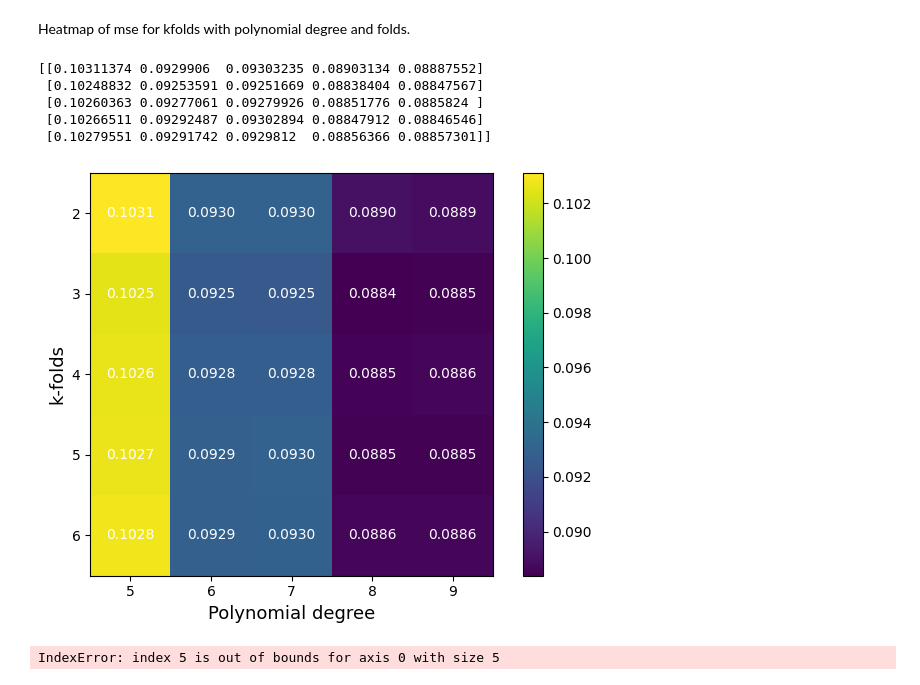
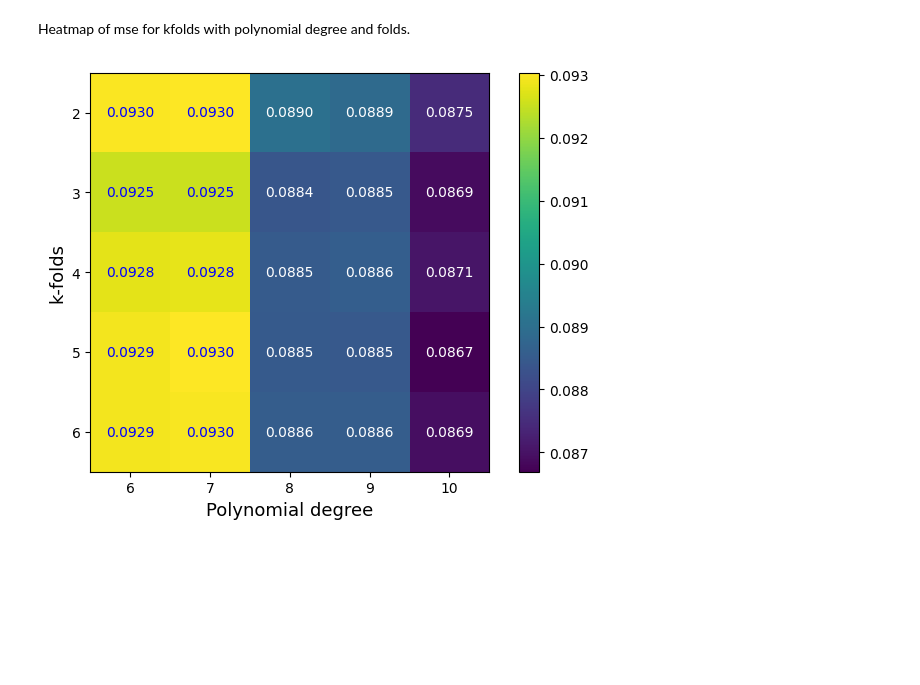
Before and after one commit to m-nader/FYS-STK4155-group14, a Jupyter notebook: project_1/Code/kfold.ipynb, the cells around one changed output. Cells and saved outputs as stored; diff of their text form; code cells hidden in the pictures; blank space fills up the shorter version.

```diff
--- a/project_1/Code/kfold.ipynb
+++ b/project_1/Code/kfold.ipynb
@@ -25,7 +25,7 @@ x = np.linspace(-1,1, n).reshape(-1,1)
 np.random.shuffle(x)
 y = runge(x) + 0.1*np.random.normal(0,1, x.shape)
 
-maxdegree = 10
+maxdegree = 20
 degrees = range(1,maxdegree+1)
 
 # initialising kfolds
@@ -92,8 +81,8 @@ Heatmap of mse for kfolds with polynomial degree and folds.
 mses = np.zeros((5,5))
 
 ks = range(2,7)
-maxdegree = 9
-degrees = range(5,maxdegree+1)
+maxdegree = 10
+degrees = range(6,maxdegree+1)
 
 # no of datapoints
 n = 1000
@@ -131,35 +120,36 @@ for i in ks:
                 X_test = poly.fit_transform(x_test)
                 y_pred = X_test @ beta + y_train.mean()
 
-                scores_kfold[p-5,j] = MSE(y_test, y_pred)
+                scores_kfold[p-6,j] = MSE(y_test, y_pred)
                 j += 1
     mses[i-2,:] = np.mean(scores_kfold, axis = 1)
-# %% [output]
-[[0.10311374 0.0929906  0.09303235 0.08903134 0.08887552]
- [0.10248832 0.09253591 0.09251669 0.08838404 0.08847567]
- [0.10260363 0.09277061 0.09279926 0.08851776 0.0885824 ]
- [0.10266511 0.09292487 0.09302894 0.08847912 0.08846546]
- [0.10279551 0.09291742 0.0929812  0.08856366 0.08857301]]
 # %%
 fig, ax = plt.subplots()
 im = ax.imshow(mses)
 ax.set_xticks(range(len(degrees)), labels=degrees)
 ax.set_yticks(range(len(ks)), labels=ks)
 
 for i in ks:
     for j in degrees:
-        text = ax.text(j-5, i-2, "{:.4f}".format(mses[i-2,j-5]), ha='center', va='center', color='w')
+        value = mses[i-2,j-6]
+
+        if value > 0.091:
+            clr = 'b'
+        else:
+            clr = 'w'
+
+        text = ax.text(j-6, i-2, "{:.4f}".format(mses[i-2,j-6]), ha='center', va='center', color=clr)
 
 # ax.set_title('MSE of cross validation')
 ax.set_xlabel('Polynomial degree', fontsize=13)
 ax.set_ylabel('k-folds', fontsize=13)
 
 fig.colorbar(im, ax=ax)
 fig.tight_layout()
 plt.savefig("../Figures/kfold_hetamap.png", dpi=300, bbox_inches='tight')
 plt.show()
 # %% [output]
-[figure, old version]
+[figure, new version]
 # %%
 # no of datapoints
 n = 1000
@@ -172,7 +162,7 @@ x = np.linspace(-1,1, n).reshape(-1,1)
 np.random.shuffle(x)
 y = runge(x) + 0.1*np.random.normal(0,1, x.shape)
 
-maxdegree = 10
+maxdegree = 20
 degrees = range(1,maxdegree+1)
 
 # initialising kfolds
@@ -196,17 +186,15 @@ for p in degrees:
         y_test = y[test_inds]
 
         X_train = poly.fit_transform(x_train)
-        # OLS
+        # Ridge
         beta = Ridge_parameters(X_train, y_train, 0.0001)
         y_train_tilde = X_train @ beta + y_train.mean()
 
         X_test = poly.fit_transform(x_test)
         y_pred = X_test @ beta + y_train.mean()
-        scores_kfold[p-1,j] = MSE(y_test, y_pred)
+        scores_kfold_ridge[p-1,j] = MSE(y_test, y_pred)
         j += 1
 
-estimated_mse_kfold_ridge = np.mean(scores_kfold, axis = 1)
+estimated_mse_kfold_ridge = np.mean(scores_kfold_ridge, axis = 1)
-# %% [output]
-IndexError: index 5 is out of bounds for axis 0 with size 5
 # %%
 # plotting
```
Also changed, not shown: parts of 6 cells of this notebook, 4 other files.
